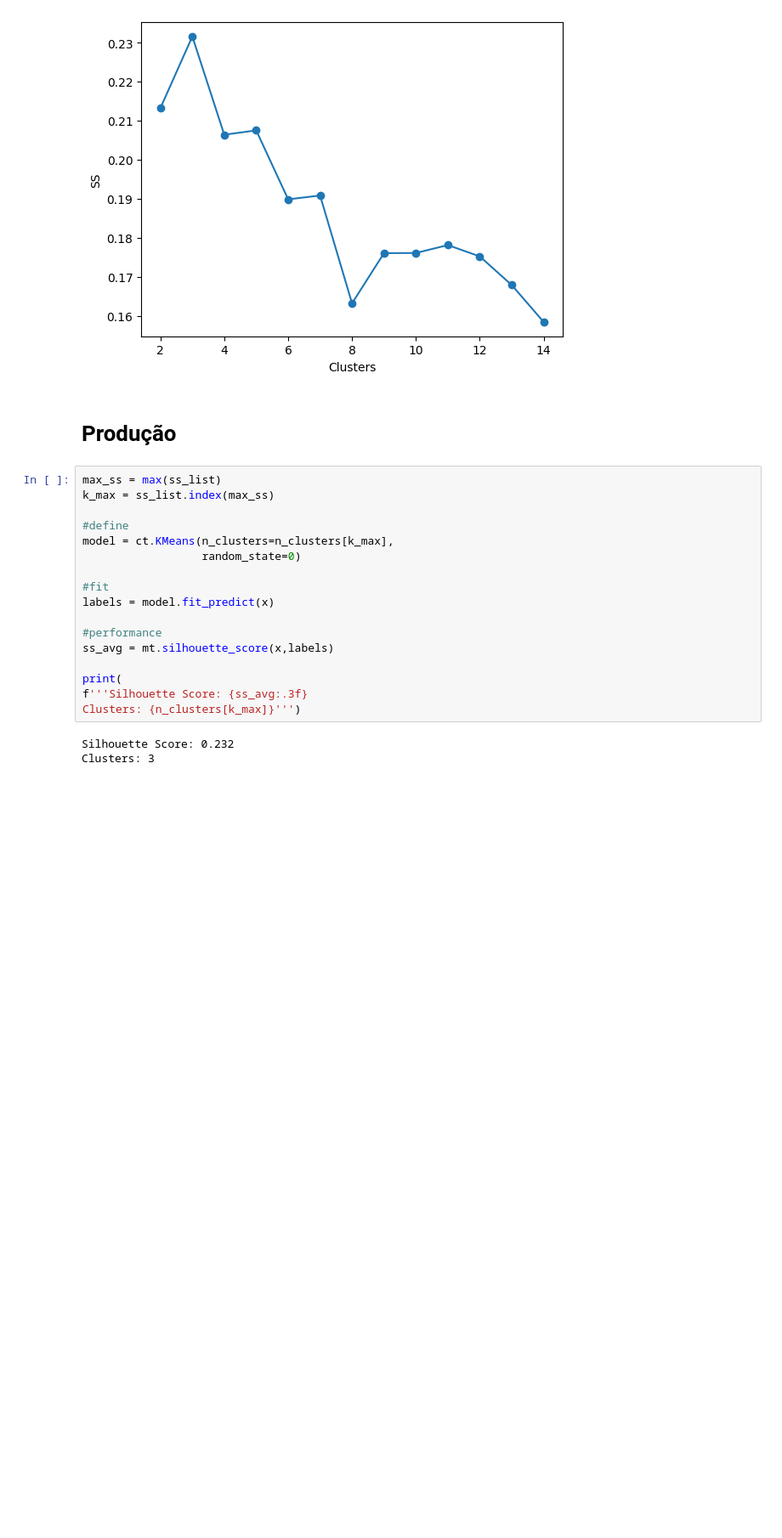
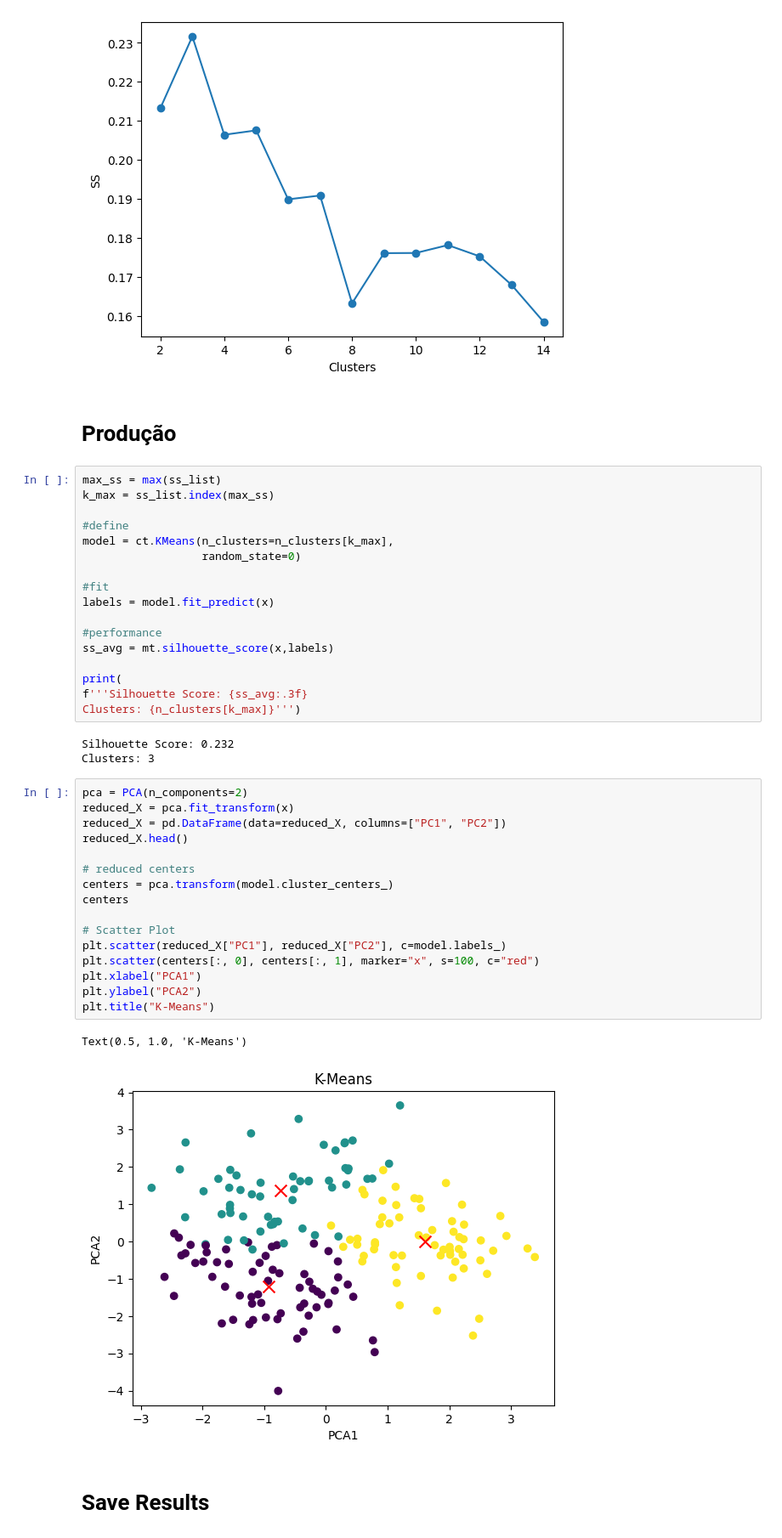
Before and after one commit to leprado06/FundML, a Jupyter notebook: notebook/Clusterizacao/knn_cluster.ipynb, the cells around one changed output. Shown at 85% size. Saved outputs shown, nothing was run; the diff lists cells and outputs as text; blank space fills up the shorter version.

```diff
--- a/notebook/Clusterizacao/knn_cluster.ipynb
+++ b/notebook/Clusterizacao/knn_cluster.ipynb
@@ -73,3 +74,24 @@ Clusters: {n_clusters[k_max]}''')
 # %% [output]
 Silhouette Score: 0.232
 Clusters: 3
+# %%
+pca = PCA(n_components=2)
+reduced_X = pca.fit_transform(x)
+reduced_X = pd.DataFrame(data=reduced_X, columns=["PC1", "PC2"])
+reduced_X.head()
+
+# reduced centers
+centers = pca.transform(model.cluster_centers_)
+centers
+
+# Scatter Plot
+plt.scatter(reduced_X["PC1"], reduced_X["PC2"], c=model.labels_)
+plt.scatter(centers[:, 0], centers[:, 1], marker="x", s=100, c="red")
+plt.xlabel("PCA1")
+plt.ylabel("PCA2")
+plt.title("K-Means")
+# %% [output]
+Text(0.5, 1.0, 'K-Means')
+[figure, added]
+# %% [markdown]
+# Save Results
```
Also changed, not shown: parts of 2 cells of this notebook, 23 other files.
